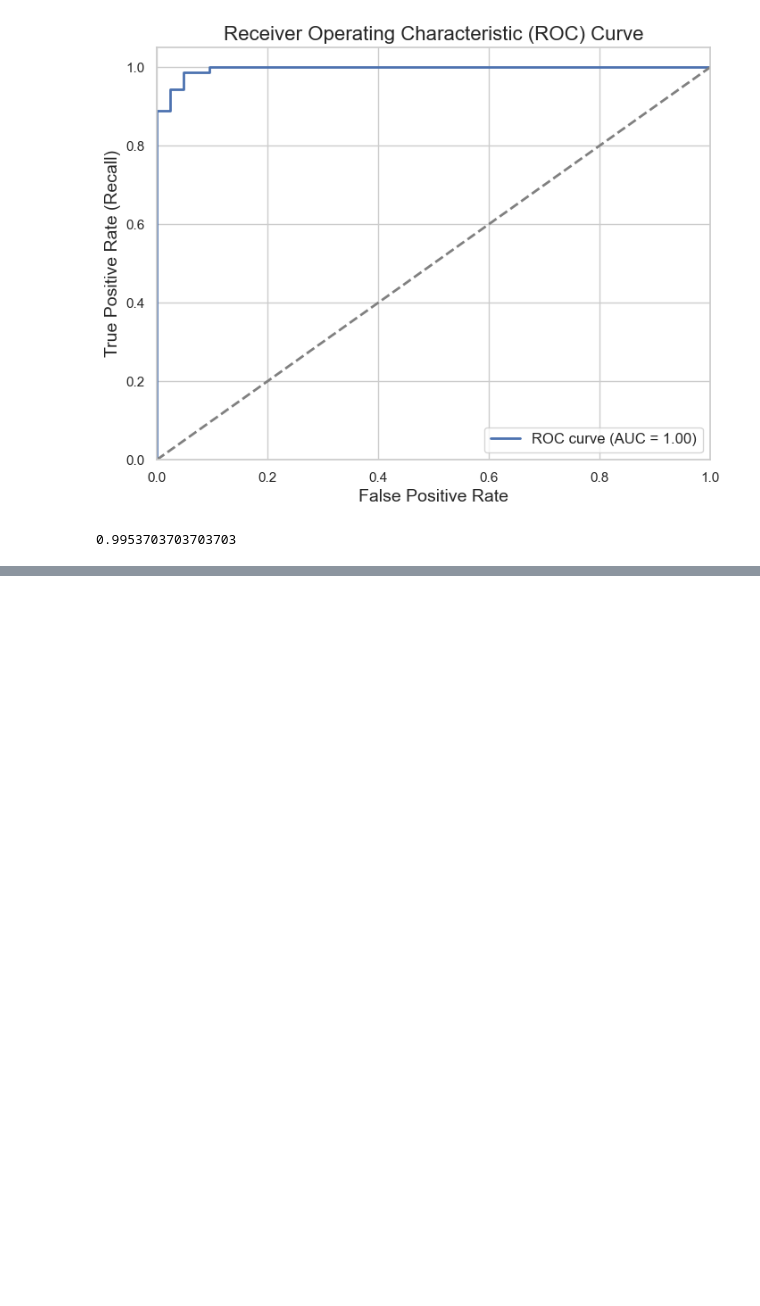
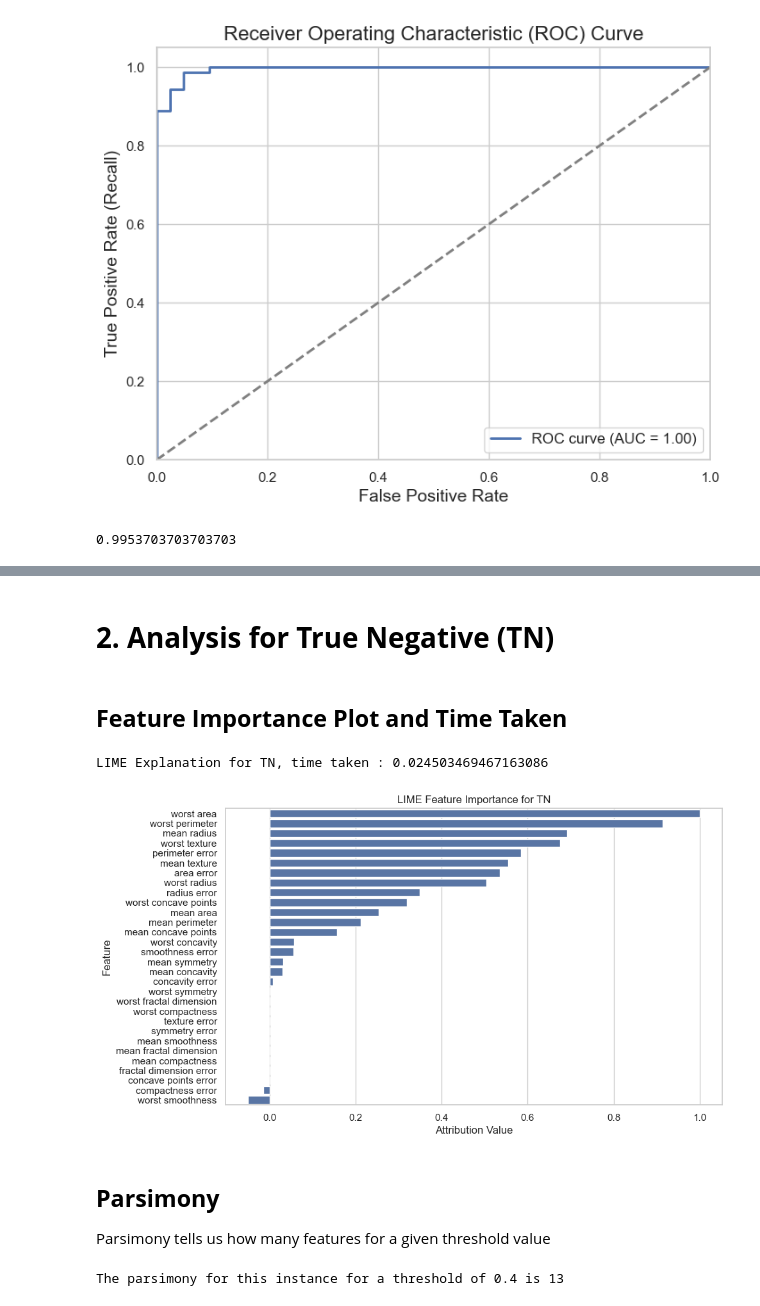
Before and after one commit to RickSanchezStoic/XAI, a Jupyter notebook: main.ipynb, the cells around one changed output, grey strips where cells are left out. Saved outputs shown, nothing was run; the diff lists cells and outputs as text; code cells hidden in the pictures; blank space fills up the shorter version.

```diff
--- a/main.ipynb
+++ b/main.ipynb
@@ -172,0 +330,28 @@ compute_aupc(accuracy_results)
+# %% [markdown]
+<h1><b>2. Analysis for True Negative (TN)</b></h3>
+# %% [markdown]
+## **Feature Importance Plot and Time Taken**
+# %%
+from visualisation.lime import plot_feature_importance
+
+
+explanations, time = generate_explanations(
+    lime, test_data, true_labels, {"TN": selected_indices.get("TN")}
+)
+print(f"LIME Explanation for TN, time taken : {time} \n")
+plot_feature_importance(explanations["TN"]["attributions"], feature_names, "TN")
+# %% [output]
+LIME Explanation for TN, time taken : 0.024503469467163086
+[figure, added]
+# %% [markdown]
+## **Parsimony**
+
+Parsimony tells us how many features for a given threshold value
+# %%
+from lime_analysis.lime_explanations import parsimony
+
+print(
+    f"The parsimony for this instance for a threshold of 0.4 is {parsimony(explanations['TN']['attributions'], threshold=0.1)}"
+)
+# %% [output]
+The parsimony for this instance for a threshold of 0.4 is 13
```
Also changed, not shown: parts of 72 cells of this notebook, 16 other files.
